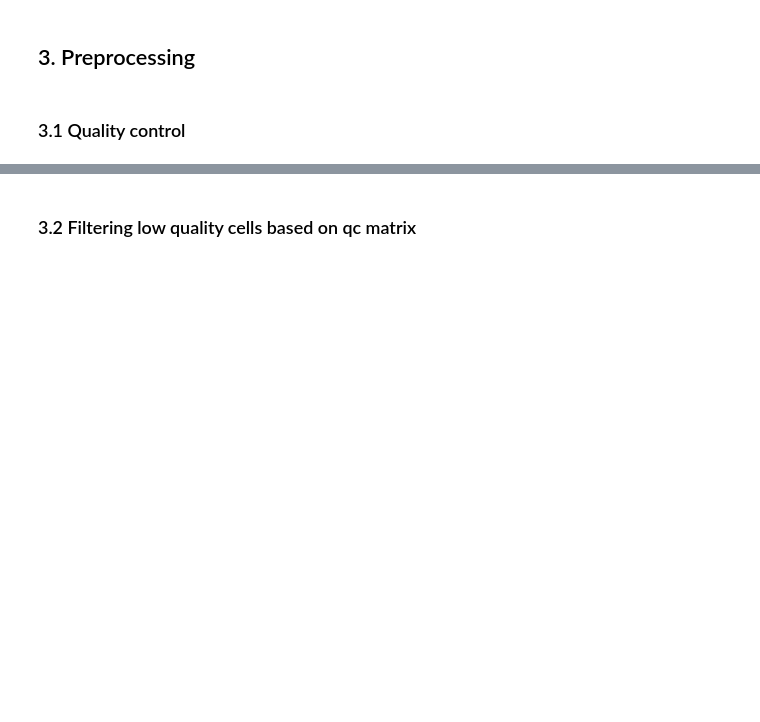
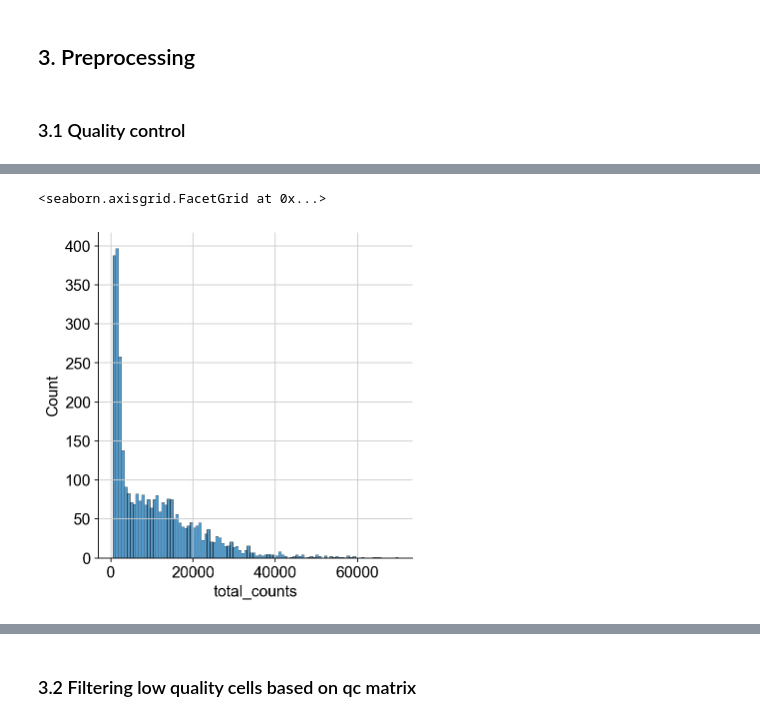
Before and after one commit to chira-ploy/singlecells-DataPlayground, a Jupyter notebook: alopecia_areata/alopecia_areata_preprocessing.ipynb, the cells around one changed output, grey strips where cells are left out. Saved outputs shown, nothing was run; the diff lists cells and outputs as text; code cells hidden in the pictures; blank space fills up the shorter version.

```diff
--- a/alopecia_areata/alopecia_areata_preprocessing.ipynb
+++ b/alopecia_areata/alopecia_areata_preprocessing.ipynb
@@ -116,0 +160,2 @@ def qc(adata):
+# %%
+adata_CON = qc(adata_CON)
@@ -116,0 +168,5 @@ def qc(adata):
+# %%
+sns.displot(adata_CON.obs['total_counts'], bins=100)
+# %% [output]
+<seaborn.axisgrid.FacetGrid at 0x...>
+[figure, added]
```
Also changed, not shown: parts of 23 cells of this notebook.
